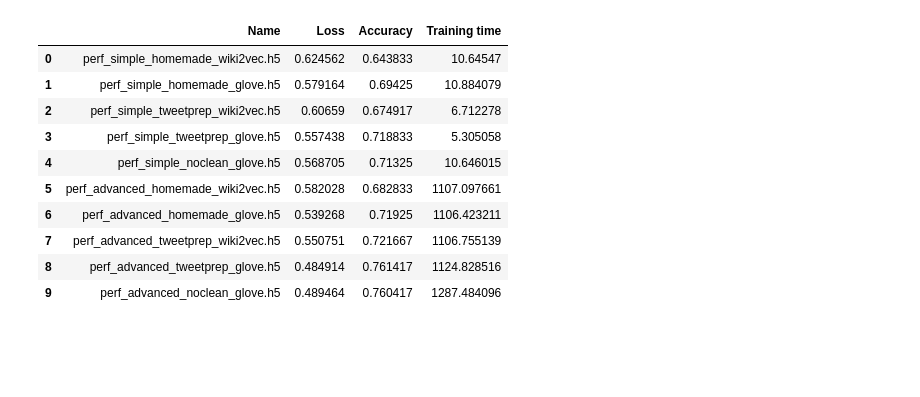
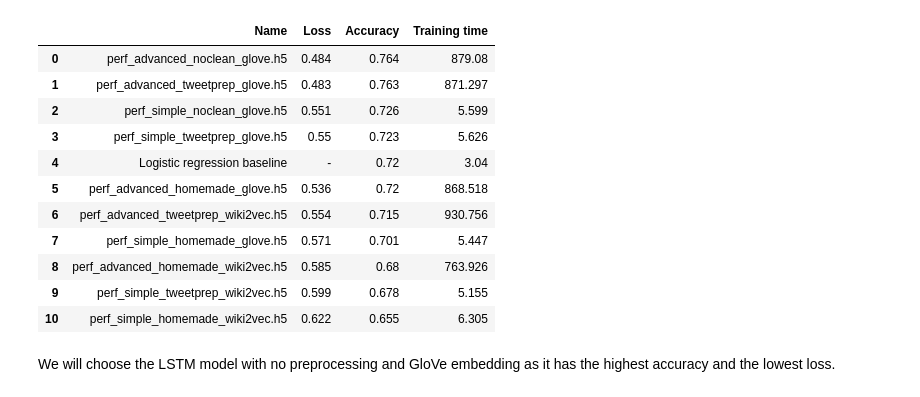
Before and after one commit to katrinmisel/sentiment_analysis, a Jupyter notebook: deep_model_test.ipynb, the cells around one changed output. Saved outputs shown, nothing was run; the diff lists cells and outputs as text; code cells hidden in the pictures; blank space fills up the shorter version.

```diff
--- a/deep_model_test.ipynb
+++ b/deep_model_test.ipynb
@@ -101,7 +235,7 @@ for line in w2vec_file:
 w2vec_file.close()
 # %%
 embeddings_dictionary_glove = dict()
-glove_file = open('/content/drive/MyDrive/Colab Notebooks/glove.twitter.27B.100d.txt', encoding="utf8")
+glove_file = open('G:\glove.twitter.27B.100d.txt', encoding="utf8")
 
 for line in glove_file:
     records = line.split()
@@ -113,6 +247,15 @@ glove_file.close()
 df = pd.read_csv("https://raw.githubusercontent.com/katrinmisel/sentiment_analysis/master/sample_df.csv")
 # %%
 def deep_model_test(data, text_prep_function, embedding, model_type, output_filename):
+
+  # input:  data = dataframe containing a "tweet" column and a "target" column
+  #         text_prep_function = 'homemade', 'tweet_preprocessor' or 'none'
+  #         embedding = 'w2vec' or 'glove'
+  #         model_type = 'simple' or 'advanced'
+  #         output_filename = model at best performance will be saved as .h5 file with this filename ex. "simple_model.h5"
+
+  # output: at [0] will be [output_filename, loss, accuracy, training_time]
+  #         at [1] will be the tokenizer created with the preprocessing and embedding choice
 
   print(output_filename)
   performances = []
@@ -137,13 +280,16 @@ def deep_model_test(data, text_prep_function, embedding, model_type, output_file
   keras_tokenizer = Tokenizer(num_words=5000)
   keras_tokenizer.fit_on_texts(X_train)
 
-  # transform texts to sequences and pad sequences to the same length (100)
+  # transform texts to sequences
 
   X_train = keras_tokenizer.texts_to_sequences(X_train)
   X_test = keras_tokenizer.texts_to_sequences(X_test)
 
-  X_train = pad_sequences(X_train, padding='post', maxlen=100)
-  X_test = pad_sequences(X_test, padding='post', maxlen=100)
+  # pad sequences to the same length (100)
+  # use pre padding instead of post padding for better performance (post often adds noise)
+
+  X_train = pad_sequences(X_train, padding='pre', maxlen=100)
+  X_test = pad_sequences(X_test, padding='pre', maxlen=100)
 
   vocab_size = len(keras_tokenizer.word_index) + 1
 
@@ -180,7 +326,7 @@ def deep_model_test(data, text_prep_function, embedding, model_type, output_file
 
   else:
     # !!! since we are using dropout, our training accuracy will be lower than our validation accuracy
-    model.add(Bidirectional(LSTM(64, dropout=0.5, recurrent_dropout=0.5)))
+    model.add(Bidirectional(LSTM(64, dropout=0.5, recurrent_dropout=0.2)))
     model.add(Dense(1, activation='sigmoid'))
     model.compile(optimizer='adam', loss='binary_crossentropy', metrics=['accuracy'])
 
@@ -207,7 +353,7 @@ def deep_model_test(data, text_prep_function, embedding, model_type, output_file
   performances.append(accuracy)
   performances.append(training_time)
 
-  return performances # output a list with the name of the model, the validation loss, the validation accuracy and the training time
+  return performances, keras_tokenizer # output a list with the name of the model, the validation loss, the validation accuracy and the training time
 # %% [markdown]
 We will check the performance of several models with our function.
 
@@ -384,25 +405,35 @@ model_perfs = [perf_simple_homemade_wiki2vec,
                perf_advanced_tweetprep_glove,
                perf_advanced_noclean_glove]
 # %%
-model_comparison = pd.DataFrame(columns=['Name', 'Loss', 'Accuracy', 'Training time'], index=range(0,len(model_perfs)))
+model_comparison = pd.DataFrame(columns=['Name', 'Loss', 'Accuracy', 'Training time'], index=range(0,len(model_perfs)+1))
+baseline = {
+  'Name':"Logistic regression baseline",
+  'Loss':'-',
+  'Accuracy':0.72,
+  'Training time':3.04
+}
+model_comparison.iloc[0] = baseline
 
 for model in model_perfs:
-  i = model_perfs.index(model)
-  model_comparison['Name'][i] = model[0]
-  model_comparison['Loss'][i] = model[1]
-  model_comparison['Accuracy'][i] = model[2]
-  model_comparison['Training time'][i] = model[3]
+  i = model_perfs.index(model)+1
+  model_comparison['Name'][i] = model[0][0]
+  model_comparison['Loss'][i] = round(model[0][1],3)
+  model_comparison['Accuracy'][i] = round(model[0][2],3)
+  model_comparison['Training time'][i] = round(model[0][3],3)
 
-model_comparison
+model_comparison = model_comparison.sort_values(by=['Accuracy'], ascending=False, ignore_index=True)
 # %% [output]
 |  | Name | Loss | Accuracy | Training time |
-| 0 | perf_simple_homemade_wiki2vec.h5 | 0.624562 | 0.643833 | 10.64547 |
-| 1 | perf_simple_homemade_glove.h5 | 0.579164 | 0.69425 | 10.884079 |
-| 2 | perf_simple_tweetprep_wiki2vec.h5 | 0.60659 | 0.674917 | 6.712278 |
-| 3 | perf_simple_tweetprep_glove.h5 | 0.557438 | 0.718833 | 5.305058 |
-| 4 | perf_simple_noclean_glove.h5 | 0.568705 | 0.71325 | 10.646015 |
-| 5 | perf_advanced_homemade_wiki2vec.h5 | 0.582028 | 0.682833 | 1107.097661 |
-| 6 | perf_advanced_homemade_glove.h5 | 0.539268 | 0.71925 | 1106.423211 |
-| 7 | perf_advanced_tweetprep_wiki2vec.h5 | 0.550751 | 0.721667 | 1106.755139 |
-| 8 | perf_advanced_tweetprep_glove.h5 | 0.484914 | 0.761417 | 1124.828516 |
-| 9 | perf_advanced_noclean_glove.h5 | 0.489464 | 0.760417 | 1287.484096 |
+| 0 | perf_advanced_noclean_glove.h5 | 0.484 | 0.764 | 879.08 |
+| 1 | perf_advanced_tweetprep_glove.h5 | 0.483 | 0.763 | 871.297 |
+| 2 | perf_simple_noclean_glove.h5 | 0.551 | 0.726 | 5.599 |
+| 3 | perf_simple_tweetprep_glove.h5 | 0.55 | 0.723 | 5.626 |
+| 4 | Logistic regression baseline | - | 0.72 | 3.04 |
+| 5 | perf_advanced_homemade_glove.h5 | 0.536 | 0.72 | 868.518 |
+| 6 | perf_advanced_tweetprep_wiki2vec.h5 | 0.554 | 0.715 | 930.756 |
+| 7 | perf_simple_homemade_glove.h5 | 0.571 | 0.701 | 5.447 |
+| 8 | perf_advanced_homemade_wiki2vec.h5 | 0.585 | 0.68 | 763.926 |
+| 9 | perf_simple_tweetprep_wiki2vec.h5 | 0.599 | 0.678 | 5.155 |
+| 10 | perf_simple_homemade_wiki2vec.h5 | 0.622 | 0.655 | 6.305 |
+# %% [markdown]
+We will choose the LSTM model with no preprocessing and GloVe embedding as it has the highest accuracy and the lowest loss.
```
Also changed, not shown: parts of 28 cells of this notebook, 3 other files.
